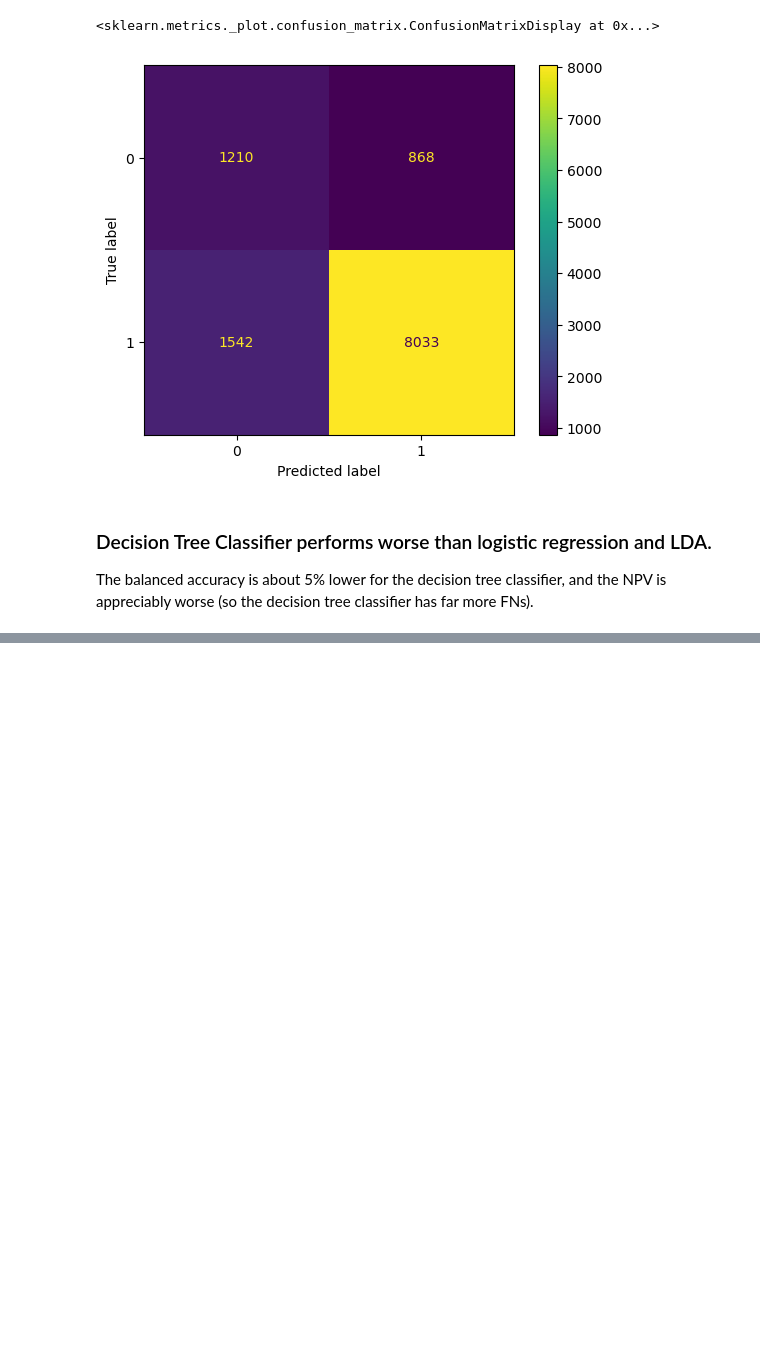
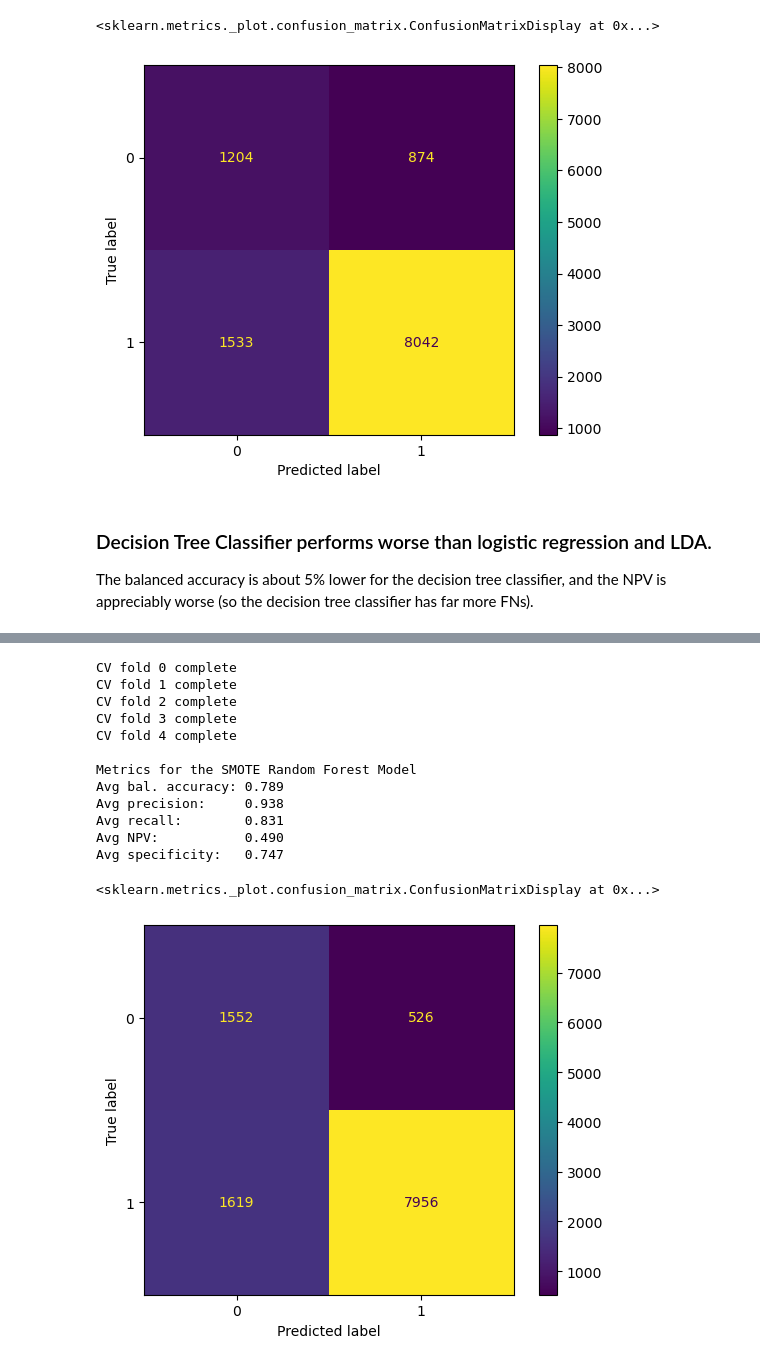
Before and after one commit to aapandy2/predicting_nba_player_retention, a Jupyter notebook: ModelSelection.ipynb, the cells around one changed output, grey strips where cells are left out. Drawn from its saved outputs; the diff is of its cells as text; code cells hidden in the pictures; blank space fills up the shorter version.

Commit message:
add RandomForestClassifier to ModelSelection

```diff
--- a/ModelSelection.ipynb
+++ b/ModelSelection.ipynb
@@ -388,9 +388,11 @@ y_train = df_train.IN_LEAGUE_NEXT
 X_train_re, y_train_re = smote.fit_resample(X_train, y_train)
 
 #make the GridSearchCV object, fit it, save the best value for max_depth
-tree_gscv = GridSearchCV(DecisionTreeClassifier(), {"max_depth":range(1, 15)}, cv=5, scoring="balanced_accuracy")
+dt        = DecisionTreeClassifier(random_state=25)
+tree_gscv = GridSearchCV(dt, {"max_depth":range(1, 15)}, cv=5,
+                         scoring="balanced_accuracy", verbose=3)
 tree_gscv.fit(X_train_re, y_train_re)
 best_max_depth = tree_gscv.best_params_["max_depth"]
 
-print(f"Decision tree best max_depth is {best_max_depth}")
+print("\n" + f"Decision tree best max_depth is {best_max_depth}")
 # %% [output]
@@ -461,0 +484,13 @@ The balanced accuracy is about 5% lower for the decision tree classifier, and th
+# %%
+param_grid = {'n_estimators': [200, 500], 'max_depth' : [3, 5, 8]}
+
+#find best parameters using grid search cv
+rfc      = RandomForestClassifier(random_state=25)
+rfc_gscv = GridSearchCV(estimator=rfc, param_grid=param_grid, cv=5, verbose=3, scoring="accuracy")
+rfc_gscv.fit(X_train_re, y_train_re)
+
+#get parameters
+rf_max_depth = rfc_gscv.best_params_["max_depth"]
+rf_n_estimators = rfc_gscv.best_params_["n_estimators"]
+
+print(f"Random forest best max_depth: {rf_max_depth}; best n_estimators: {rf_n_estimators}")
@@ -461,0 +515,60 @@ The balanced accuracy is about 5% lower for the decision tree classifier, and th
+# %%
+kfold = StratifiedKFold(n_splits=5, shuffle=True, random_state=815)
+
+metrics = []
+
+conf_matrices = []
+
+for i, (train_idx, test_idx) in enumerate(kfold.split(df_train[predictors], df_train.IN_LEAGUE_NEXT)):
+    #grab the raw training data and test data for this CV fold
+    X_tt  = df_train[predictors].iloc[train_idx]
+    y_tt  = df_train.IN_LEAGUE_NEXT.iloc[train_idx]
+    X_val = df_train[predictors].iloc[test_idx]
+    y_val = df_train.IN_LEAGUE_NEXT.iloc[test_idx]
+
+    #resample the training data using SMOTE
+    smote = SMOTE(random_state=5)
+    X_tt_re, y_tt_re = smote.fit_resample(X_tt, y_tt)
+
+    #train the model
+    rf = Pipeline([("scale", StandardScaler()), ("rfc", RandomForestClassifier(max_depth=rf_max_depth, n_estimators=rf_n_estimators))])
+    rf.fit(X_tt_re, y_tt_re)
+
+    #get prediction and balanced accuracy scores for validation set
+    pred = rf.predict(X_val)
+
+    #compute metrics and append them to list
+    metrics.append(compute_metrics(y_val, pred))
+
+    #compute confusion matrix and append it to a list
+    conf_matrices.append(confusion_matrix(y_val, pred))
+
+    print(f"CV fold {i} complete")
+
+#print CV averaged metrics
+avg_bal_acc, avg_prec, avg_recall, avg_npv, avg_spec = np.mean(np.array(metrics), axis=0)
+full_conf_matrix                                     = np.sum(conf_matrices, axis=0)
+
+print("\n" + "Metrics for the SMOTE Random Forest Model")
+print(f"Avg bal. accuracy: {avg_bal_acc:.3f}")
+print(f"Avg precision:     {avg_prec:.3f}")
+print(f"Avg recall:        {avg_recall:.3f}")
+print(f"Avg NPV:           {avg_npv:.3f}")
+print(f"Avg specificity:   {avg_spec:.3f}")
+
+ConfusionMatrixDisplay(full_conf_matrix).plot()
+# %% [output]
+CV fold 0 complete
+CV fold 1 complete
+CV fold 2 complete
+CV fold 3 complete
+CV fold 4 complete
+
+Metrics for the SMOTE Random Forest Model
+Avg bal. accuracy: 0.789
+Avg precision:     0.938
+Avg recall:        0.831
+Avg NPV:           0.490
+Avg specificity:   0.747
+<sklearn.metrics._plot.confusion_matrix.ConfusionMatrixDisplay at 0x...>
+[figure, added]
```
Also changed, not shown: parts of 5 cells of this notebook.
